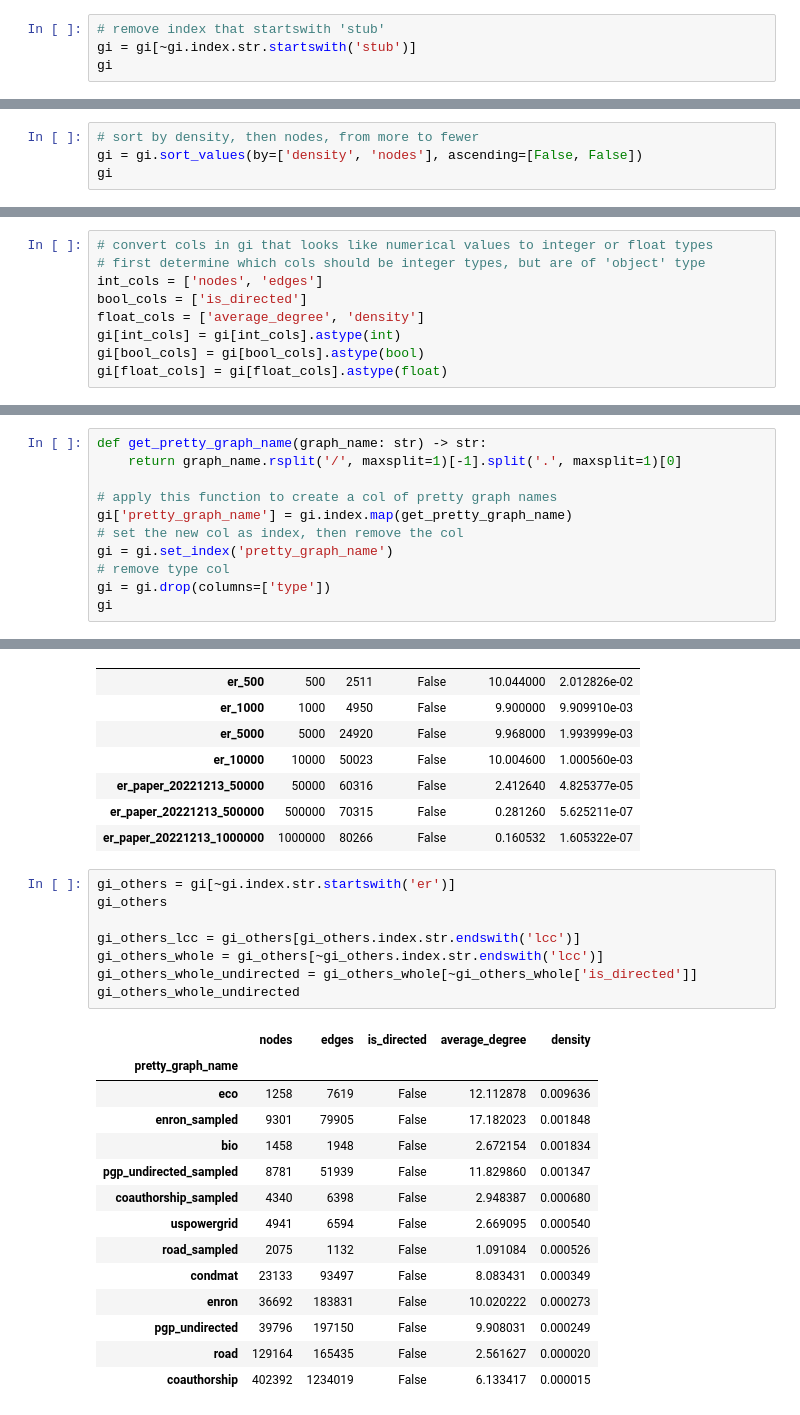
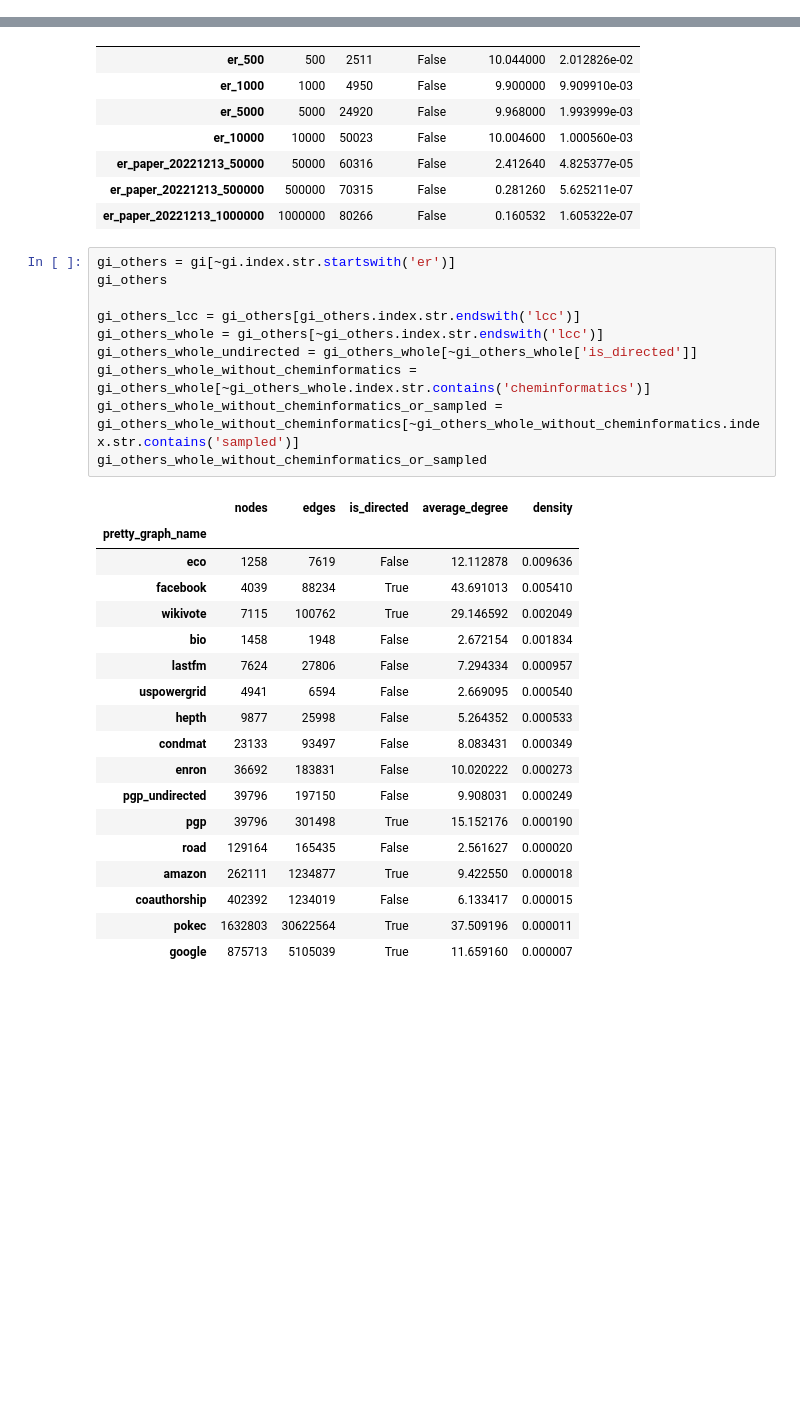
Before and after one commit to tddschn/easygraph-bench, a Jupyter notebook: explorations/graph_info_viz.ipynb, the cells around one changed output, grey strips where cells are left out. Drawn from its saved outputs; the diff is of its cells as text; blank space fills up the shorter version.

```diff
--- a/explorations/graph_info_viz.ipynb
+++ b/explorations/graph_info_viz.ipynb
@@ -38,4 +0,0 @@ gi
-# %%
-# remove index that startswith 'stub'
-gi = gi[~gi.index.str.startswith('stub')]
-gi
@@ -60,4 +0,0 @@ gi
-# %%
-# sort by density, then nodes, from more to fewer
-gi = gi.sort_values(by=['density', 'nodes'], ascending=[False, False])
-gi
@@ -98,9 +0,0 @@ memory usage: 3.2+ KB
-# %%
-# convert cols in gi that looks like numerical values to integer or float types
-# first determine which cols should be integer types, but are of 'object' type
-int_cols = ['nodes', 'edges']
-bool_cols = ['is_directed']
-float_cols = ['average_degree', 'density']
-gi[int_cols] = gi[int_cols].astype(int)
-gi[bool_cols] = gi[bool_cols].astype(bool)
-gi[float_cols] = gi[float_cols].astype(float)
@@ -123,11 +0,0 @@ memory usage: 3.0+ KB
-# %%
-def get_pretty_graph_name(graph_name: str) -> str:
-    return graph_name.rsplit('/', maxsplit=1)[-1].split('.', maxsplit=1)[0]
-
-# apply this function to create a col of pretty graph names
-gi['pretty_graph_name'] = gi.index.map(get_pretty_graph_name)
-# set the new col as index, then remove the col
-gi = gi.set_index('pretty_graph_name')
-# remove type col
-gi = gi.drop(columns=['type'])
-gi
@@ -213,24 +68,30 @@ gi_er
 # %%
 gi_others = gi[~gi.index.str.startswith('er')]
 gi_others
 
 gi_others_lcc = gi_others[gi_others.index.str.endswith('lcc')]
 gi_others_whole = gi_others[~gi_others.index.str.endswith('lcc')]
 gi_others_whole_undirected = gi_others_whole[~gi_others_whole['is_directed']]
-gi_others_whole_undirected
+gi_others_whole_without_cheminformatics = gi_others_whole[~gi_others_whole.index.str.contains('cheminformatics')]
+gi_others_whole_without_cheminformatics_or_sampled = gi_others_whole_without_cheminformatics[~gi_others_whole_without_cheminformatics.index.str.contains('sampled')]
+gi_others_whole_without_cheminformatics_or_sampled
 # %% [output]
 |  | nodes | edges | is_directed | average_degree | density |
 | pretty_graph_name |  |  |  |  |  |
 | eco | 1258 | 7619 | False | 12.112878 | 0.009636 |
-| enron_sampled | 9301 | 79905 | False | 17.182023 | 0.001848 |
+| facebook | 4039 | 88234 | True | 43.691013 | 0.005410 |
+| wikivote | 7115 | 100762 | True | 29.146592 | 0.002049 |
 | bio | 1458 | 1948 | False | 2.672154 | 0.001834 |
-| pgp_undirected_sampled | 8781 | 51939 | False | 11.829860 | 0.001347 |
-| coauthorship_sampled | 4340 | 6398 | False | 2.948387 | 0.000680 |
+| lastfm | 7624 | 27806 | False | 7.294334 | 0.000957 |
 | uspowergrid | 4941 | 6594 | False | 2.669095 | 0.000540 |
-| road_sampled | 2075 | 1132 | False | 1.091084 | 0.000526 |
+| hepth | 9877 | 25998 | False | 5.264352 | 0.000533 |
 | condmat | 23133 | 93497 | False | 8.083431 | 0.000349 |
 | enron | 36692 | 183831 | False | 10.020222 | 0.000273 |
 | pgp_undirected | 39796 | 197150 | False | 9.908031 | 0.000249 |
+| pgp | 39796 | 301498 | True | 15.152176 | 0.000190 |
 | road | 129164 | 165435 | False | 2.561627 | 0.000020 |
+| amazon | 262111 | 1234877 | True | 9.422550 | 0.000018 |
 | coauthorship | 402392 | 1234019 | False | 6.133417 | 0.000015 |
+| pokec | 1632803 | 30622564 | True | 37.509196 | 0.000011 |
+| google | 875713 | 5105039 | True | 11.659160 | 0.000007 |
 # %%
```
Also changed, not shown: parts of 19 cells of this notebook.
